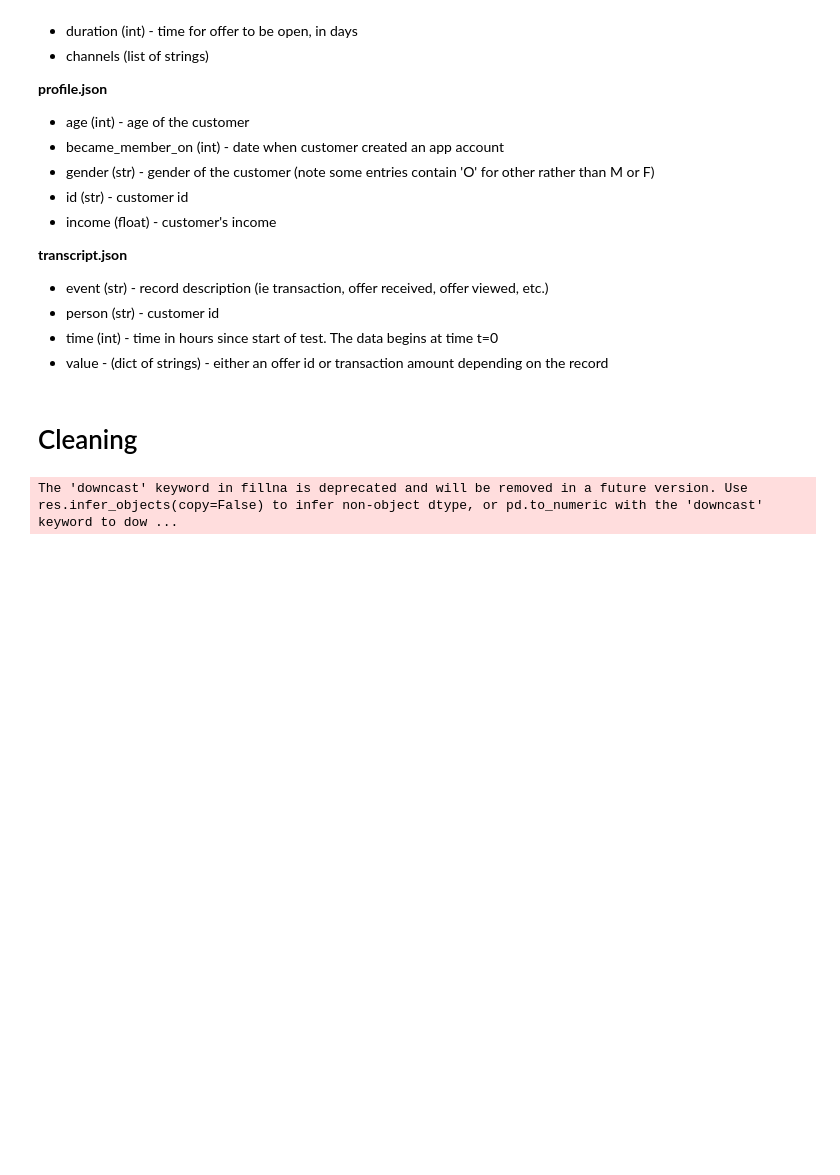
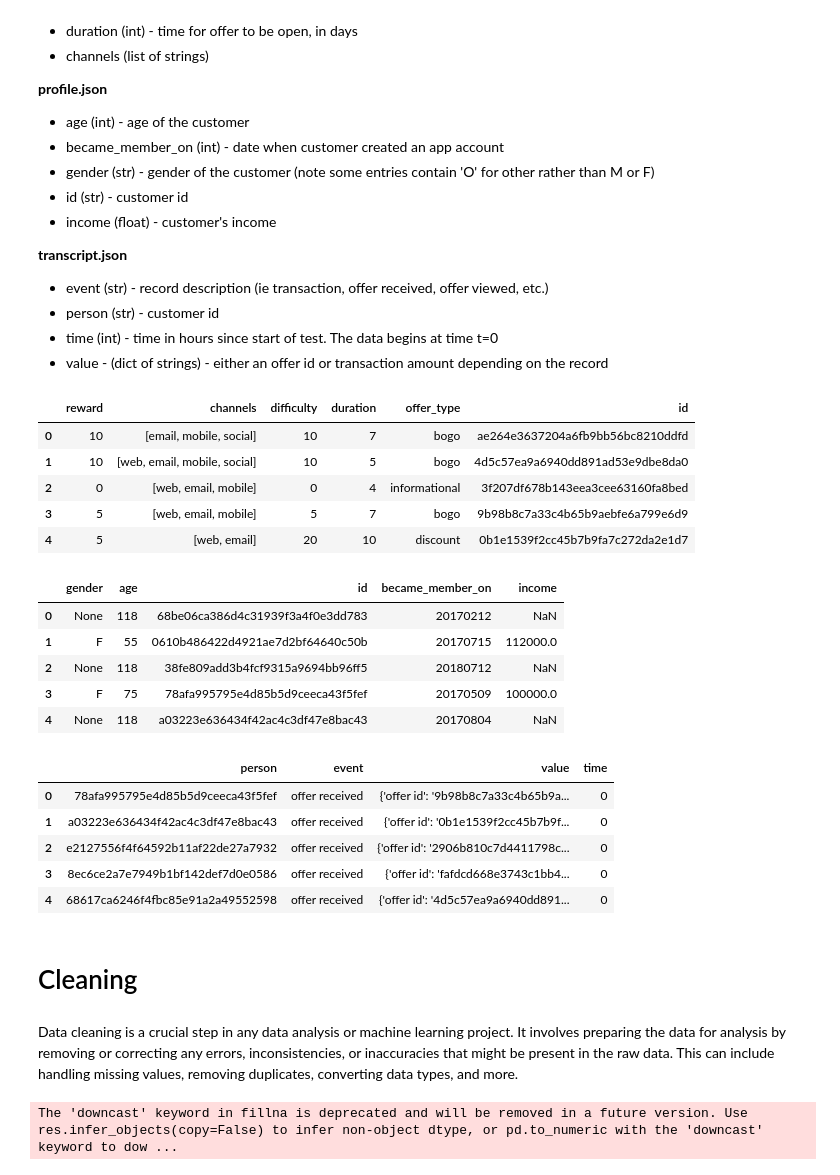
Before and after one commit to jan-casas/udacity-starbucks, a Jupyter notebook: Starbucks_Capstone_notebook.ipynb, the cells around one changed output. Drawn from its saved outputs; the diff is of its cells as text; code cells hidden in the pictures; blank space fills up the shorter version.

```diff
--- a/Starbucks_Capstone_notebook.ipynb
+++ b/Starbucks_Capstone_notebook.ipynb
@@ -83,10 +83,36 @@ Here is the schema and explanation of each variable in the files:
 # %%
 # Read in the json files
 portfolio = pd.read_json('data/portfolio.json', orient='records', lines=True)
 profile = pd.read_json('data/profile.json', orient='records', lines=True)
 transcript = pd.read_json('data/transcript.json', orient='records', lines=True)
+
+# Describe the data
+display(portfolio.head())
+display(profile.head())
+display(transcript.head())
+# %% [output]
+|  | reward | channels | difficulty | duration | offer_type | id |
+| 0 | 10 | [email, mobile, social] | 10 | 7 | bogo | ae264e3637204a6fb9bb56bc8210ddfd |
+| 1 | 10 | [web, email, mobile, social] | 10 | 5 | bogo | 4d5c57ea9a6940dd891ad53e9dbe8da0 |
+| 2 | 0 | [web, email, mobile] | 0 | 4 | informational | 3f207df678b143eea3cee63160fa8bed |
+| 3 | 5 | [web, email, mobile] | 5 | 7 | bogo | 9b98b8c7a33c4b65b9aebfe6a799e6d9 |
+| 4 | 5 | [web, email] | 20 | 10 | discount | 0b1e1539f2cc45b7b9fa7c272da2e1d7 |
+|  | gender | age | id | became_member_on | income |
+| 0 | None | 118 | 68be06ca386d4c31939f3a4f0e3dd783 | 20170212 | NaN |
+| 1 | F | 55 | 0610b486422d4921ae7d2bf64640c50b | 20170715 | 112000.0 |
+| 2 | None | 118 | 38fe809add3b4fcf9315a9694bb96ff5 | 20180712 | NaN |
+| 3 | F | 75 | 78afa995795e4d85b5d9ceeca43f5fef | 20170509 | 100000.0 |
+| 4 | None | 118 | a03223e636434f42ac4c3df47e8bac43 | 20170804 | NaN |
+|  | person | event | value | time |
+| 0 | 78afa995795e4d85b5d9ceeca43f5fef | offer received | {'offer id': '9b98b8c7a33c4b65b9a... | 0 |
+| 1 | a03223e636434f42ac4c3df47e8bac43 | offer received | {'offer id': '0b1e1539f2cc45b7b9f... | 0 |
+| 2 | e2127556f4f64592b11af22de27a7932 | offer received | {'offer id': '2906b810c7d4411798c... | 0 |
+| 3 | 8ec6ce2a7e7949b1bf142def7d0e0586 | offer received | {'offer id': 'fafdcd668e3743c1bb4... | 0 |
+| 4 | 68617ca6246f4fbc85e91a2a49552598 | offer received | {'offer id': '4d5c57ea9a6940dd891... | 0 |
 # %% [markdown]
 # Cleaning
+# %% [markdown]
+Data cleaning is a crucial step in any data analysis or machine learning project. It involves preparing the data for analysis by removing or correcting any errors, inconsistencies, or inaccuracies that might be present in the raw data. This can include handling missing values, removing duplicates, converting data types, and more.
 # %%
 from data.data_cleaning import *
 
```
Also changed, not shown: parts of 3 cells of this notebook.
